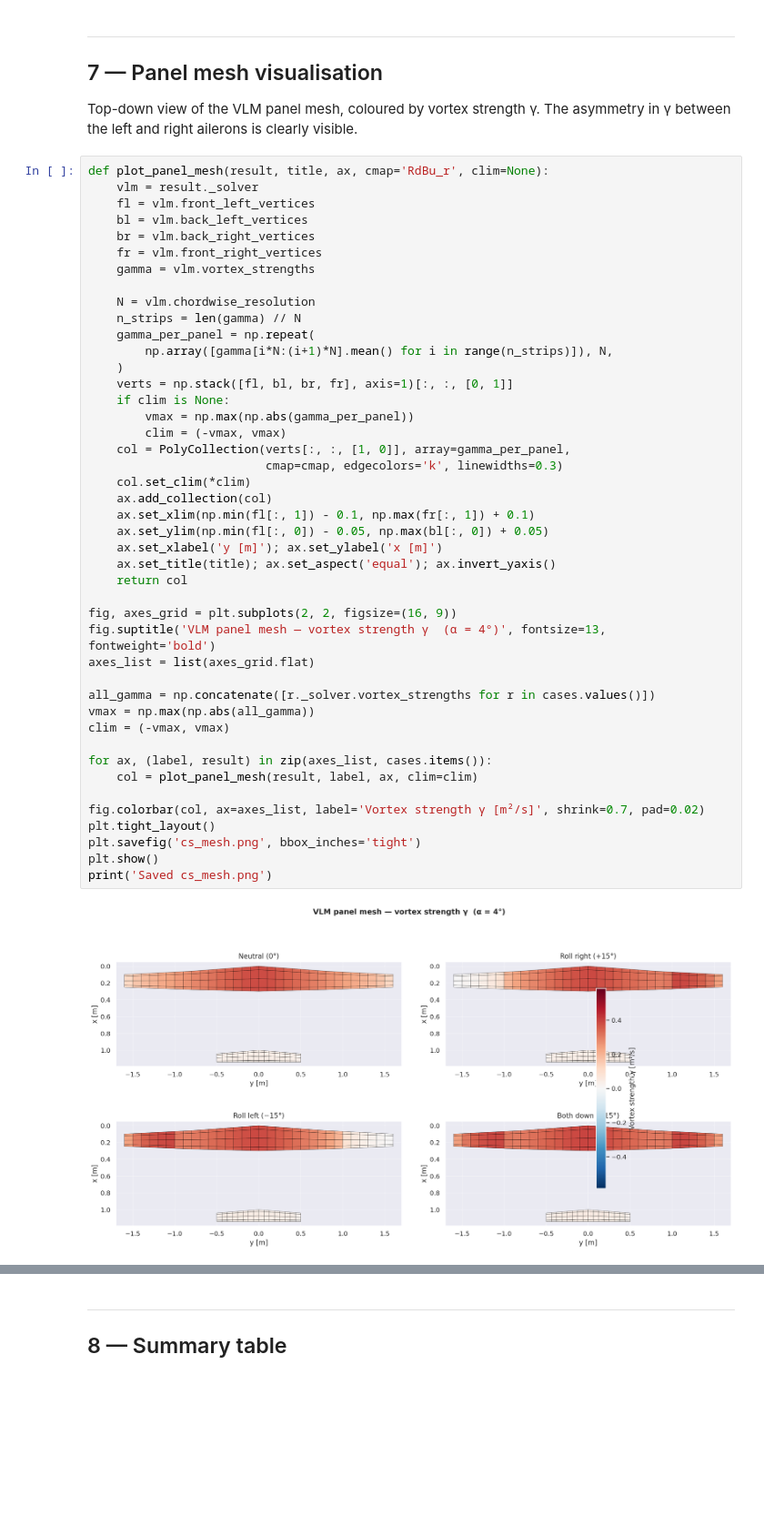
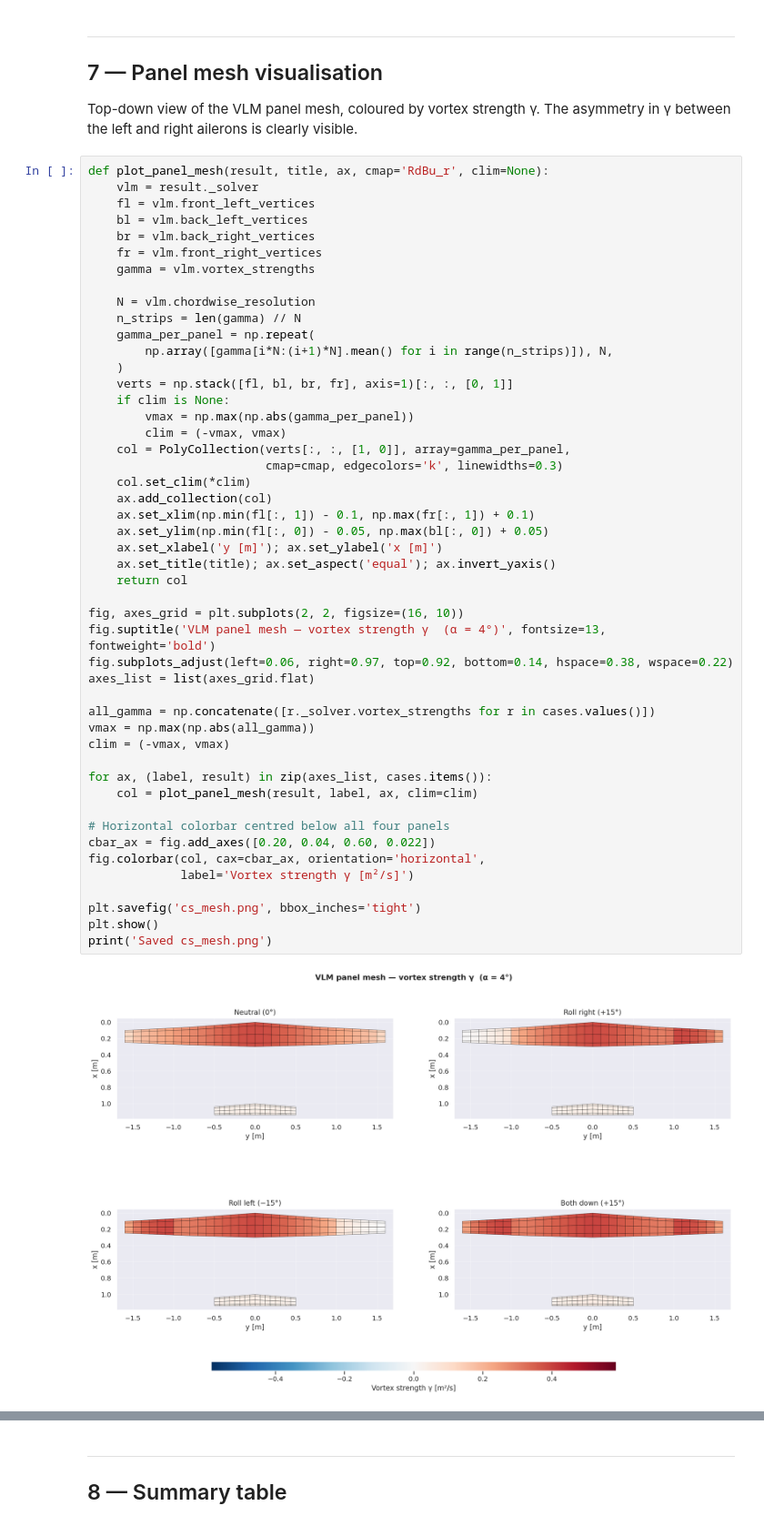
Before and after one commit to KasparStepan/AerisPlane, a Jupyter notebook: tutorials/03_control_surfaces.ipynb, the cells around one changed output, grey strips where cells are left out. Shown at 91% size. Saved outputs shown, nothing was run; the diff lists cells and outputs as text; blank space fills up the shorter version.

```diff
--- a/tutorials/03_control_surfaces.ipynb
+++ b/tutorials/03_control_surfaces.ipynb
@@ -400,37 +400,41 @@ def plot_panel_mesh(result, title, ax, cmap='RdBu_r', clim=None):
         np.array([gamma[i*N:(i+1)*N].mean() for i in range(n_strips)]), N,
     )
     verts = np.stack([fl, bl, br, fr], axis=1)[:, :, [0, 1]]
     if clim is None:
         vmax = np.max(np.abs(gamma_per_panel))
         clim = (-vmax, vmax)
     col = PolyCollection(verts[:, :, [1, 0]], array=gamma_per_panel,
                          cmap=cmap, edgecolors='k', linewidths=0.3)
     col.set_clim(*clim)
     ax.add_collection(col)
     ax.set_xlim(np.min(fl[:, 1]) - 0.1, np.max(fr[:, 1]) + 0.1)
     ax.set_ylim(np.min(fl[:, 0]) - 0.05, np.max(bl[:, 0]) + 0.05)
     ax.set_xlabel('y [m]'); ax.set_ylabel('x [m]')
     ax.set_title(title); ax.set_aspect('equal'); ax.invert_yaxis()
     return col
 
-fig, axes_grid = plt.subplots(2, 2, figsize=(16, 9))
+fig, axes_grid = plt.subplots(2, 2, figsize=(16, 10))
 fig.suptitle('VLM panel mesh — vortex strength γ  (α = 4°)', fontsize=13, fontweight='bold')
+fig.subplots_adjust(left=0.06, right=0.97, top=0.92, bottom=0.14, hspace=0.38, wspace=0.22)
 axes_list = list(axes_grid.flat)
 
 all_gamma = np.concatenate([r._solver.vortex_strengths for r in cases.values()])
 vmax = np.max(np.abs(all_gamma))
 clim = (-vmax, vmax)
 
 for ax, (label, result) in zip(axes_list, cases.items()):
     col = plot_panel_mesh(result, label, ax, clim=clim)
 
-fig.colorbar(col, ax=axes_list, label='Vortex strength γ [m²/s]', shrink=0.7, pad=0.02)
-plt.tight_layout()
+# Horizontal colorbar centred below all four panels
+cbar_ax = fig.add_axes([0.20, 0.04, 0.60, 0.022])
+fig.colorbar(col, cax=cbar_ax, orientation='horizontal',
+             label='Vortex strength γ [m²/s]')
+
 plt.savefig('cs_mesh.png', bbox_inches='tight')
 plt.show()
 print('Saved cs_mesh.png')
 # %% [output]
-[figure, old version]
+[figure, new version]
 Saved cs_mesh.png
 # %% [markdown]
 ---
```
Also changed, not shown: 1 other file.
